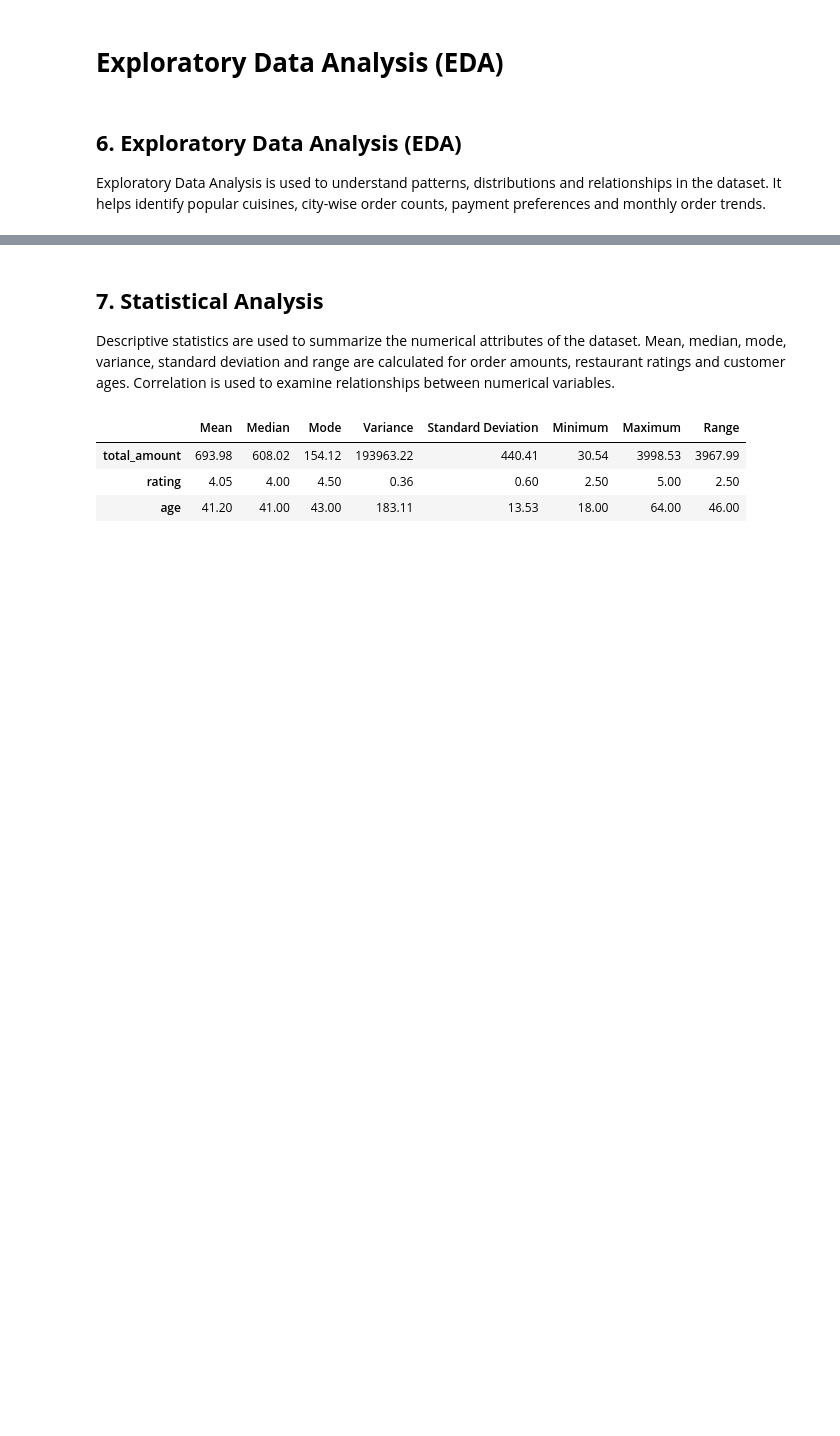
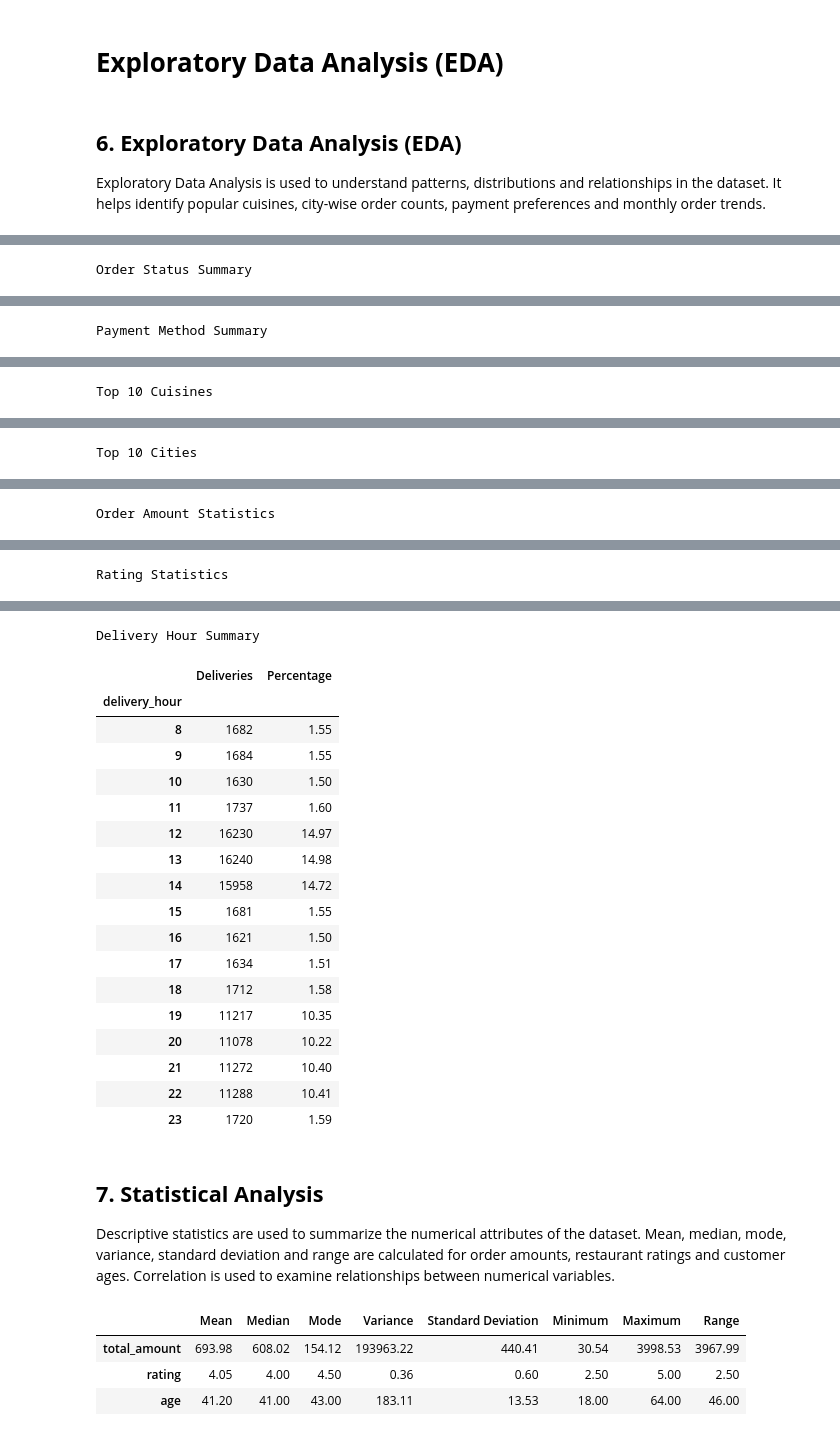
Before and after one commit to pranav662/Food_Delivery_Data_Analysis_FDS_Project, a Jupyter notebook: Food_Delivery_Data_Analysis.ipynb, the cells around one changed output, grey strips where cells are left out. Saved outputs shown, nothing was run; the diff lists cells and outputs as text; code cells hidden in the pictures; blank space fills up the shorter version.

```diff
--- a/Food_Delivery_Data_Analysis.ipynb
+++ b/Food_Delivery_Data_Analysis.ipynb
@@ -417,0 +456,55 @@ dtype: int64
+# %%
+
+# 7. Exploratory Data Analysis (EDA)
+
+# Order status analysis
+status_summary = df["order_status"].value_counts().to_frame("Orders")
+status_summary["Percentage"] = (
+    status_summary["Orders"] / len(df) * 100
+).round(2)
+
+print("Order Status Summary")
+display(status_summary)
+
+# Payment method analysis
+payment_summary = df["payment_method"].value_counts().to_frame("Orders")
+payment_summary["Percentage"] = (
+    payment_summary["Orders"] / len(df) * 100
+).round(2)
+
+print("\nPayment Method Summary")
+display(payment_summary)
+
+# Cuisine analysis
+cuisine_summary = df["cuisine"].value_counts().head(10).to_frame("Orders")
+print("\nTop 10 Cuisines")
+display(cuisine_summary)
+
+# City analysis
+city_summary = df["city"].value_counts().head(10).to_frame("Orders")
+print("\nTop 10 Cities")
+display(city_summary)
+
+# Order amount statistics
+print("\nOrder Amount Statistics")
+display(df["total_amount"].describe().to_frame("Total Amount"))
+
+# Rating statistics
+print("\nRating Statistics")
+display(df["rating"].describe().to_frame("Rating"))
+
+# Delivery-hour distribution
+hour_summary = (
+    df["delivery_hour"]
+    .value_counts()
+    .sort_index()
+    .to_frame("Deliveries")
+)
+hour_summary["Percentage"] = (
+    hour_summary["Deliveries"] / len(df) * 100
+).round(2)
+
+print("\nDelivery Hour Summary")
+display(hour_summary)
+# %% [output]
+Order Status Summary
@@ -417,0 +515 @@ dtype: int64
+Payment Method Summary
@@ -417,0 +523 @@ dtype: int64
+Top 10 Cuisines
@@ -417,0 +536 @@ dtype: int64
+Top 10 Cities
@@ -417,0 +549 @@ dtype: int64
+Order Amount Statistics
@@ -417,0 +559 @@ dtype: int64
+Rating Statistics
@@ -418,3 +569,22 @@ dtype: int64
+Delivery Hour Summary
+|  | Deliveries | Percentage |
+| delivery_hour |  |  |
+| 8 | 1682 | 1.55 |
+| 9 | 1684 | 1.55 |
+| 10 | 1630 | 1.50 |
+| 11 | 1737 | 1.60 |
+| 12 | 16230 | 14.97 |
+| 13 | 16240 | 14.98 |
+| 14 | 15958 | 14.72 |
+| 15 | 1681 | 1.55 |
+| 16 | 1621 | 1.50 |
+| 17 | 1634 | 1.51 |
+| 18 | 1712 | 1.58 |
+| 19 | 11217 | 10.35 |
+| 20 | 11078 | 10.22 |
+| 21 | 11272 | 10.40 |
+| 22 | 11288 | 10.41 |
+| 23 | 1720 | 1.59 |
 # %% [markdown]
 ## **7. Statistical Analysis**
 
```
Also changed, not shown: parts of 11 cells of this notebook.
